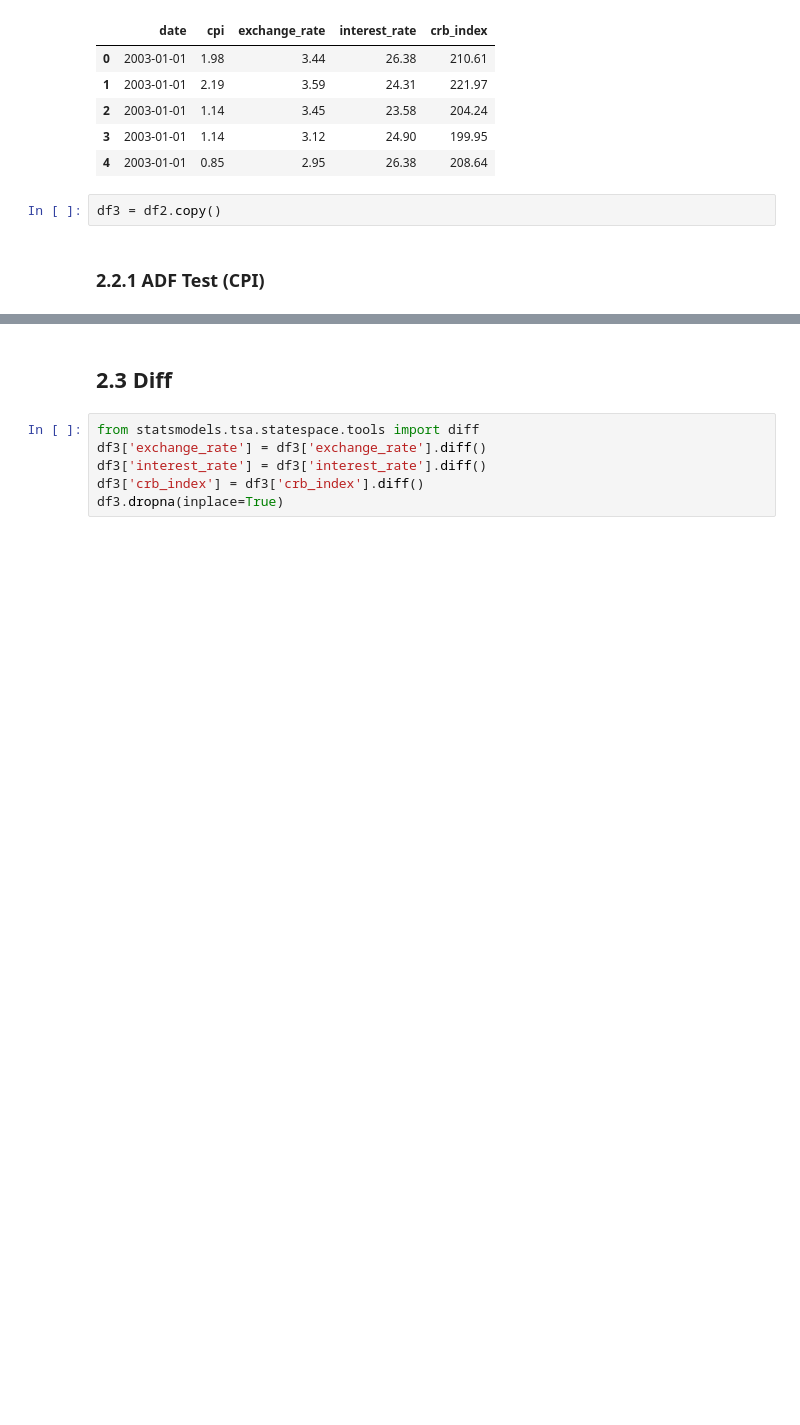
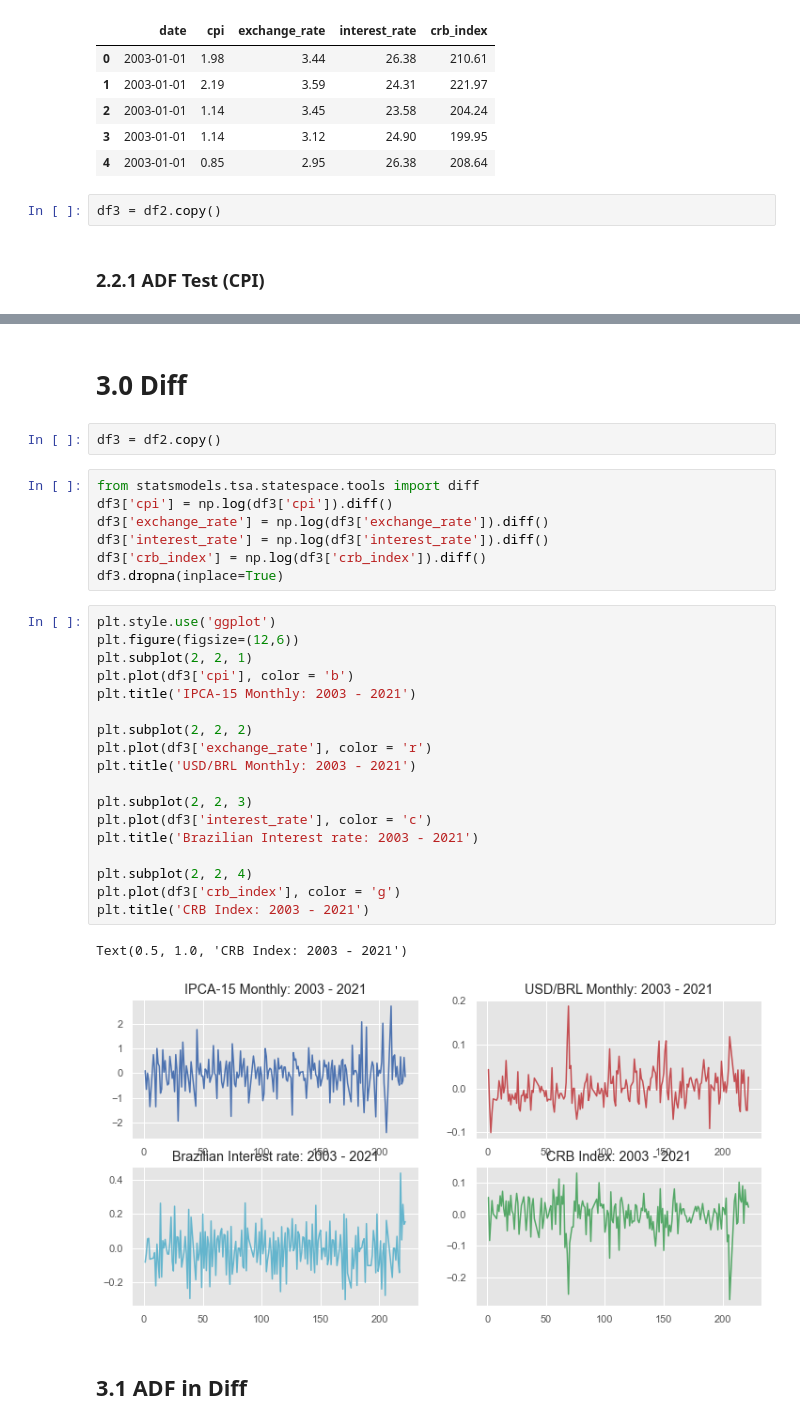
Before and after one commit to joaovictordesouzaduarte/var_model, a Jupyter notebook: notebook/var_forecasting.ipynb, the cells around one changed output, grey strips where cells are left out. Cells and saved outputs as stored; diff of their text form; blank space fills up the shorter version.

```diff
--- a/notebook/var_forecasting.ipynb
+++ b/notebook/var_forecasting.ipynb
@@ -214,11 +316,37 @@ Our p-value was 0.21397178189485766 < 0.05.
 # %% [markdown]
-## **2.3 Diff**
+# **3.0 Diff**
+# %%
+df3 = df2.copy()
 # %%
 from statsmodels.tsa.statespace.tools import diff
-df3['exchange_rate'] = df3['exchange_rate'].diff()
-df3['interest_rate'] = df3['interest_rate'].diff()
-df3['crb_index'] = df3['crb_index'].diff()
+df3['cpi'] = np.log(df3['cpi']).diff()
+df3['exchange_rate'] = np.log(df3['exchange_rate']).diff()
+df3['interest_rate'] = np.log(df3['interest_rate']).diff()
+df3['crb_index'] = np.log(df3['crb_index']).diff()
 df3.dropna(inplace=True)
+# %%
+plt.style.use('ggplot')
+plt.figure(figsize=(12,6))
+plt.subplot(2, 2, 1)
+plt.plot(df3['cpi'], color = 'b')
+plt.title('IPCA-15 Monthly: 2003 - 2021')
+
+plt.subplot(2, 2, 2)
+plt.plot(df3['exchange_rate'], color = 'r')
+plt.title('USD/BRL Monthly: 2003 - 2021')
+
+plt.subplot(2, 2, 3)
+plt.plot(df3['interest_rate'], color = 'c')
+plt.title('Brazilian Interest rate: 2003 - 2021')
+
+plt.subplot(2, 2, 4)
+plt.plot(df3['crb_index'], color = 'g')
+plt.title('CRB Index: 2003 - 2021')
+# %% [output]
+Text(0.5, 1.0, 'CRB Index: 2003 - 2021')
+[figure, added]
+# %% [markdown]
+## **3.1 ADF in Diff**
 # %%
 result1 = adfuller(df3['exchange_rate'])
 print(f'ADF Test:{result1[0]}')
```
Also changed, not shown: parts of 21 cells of this notebook.
